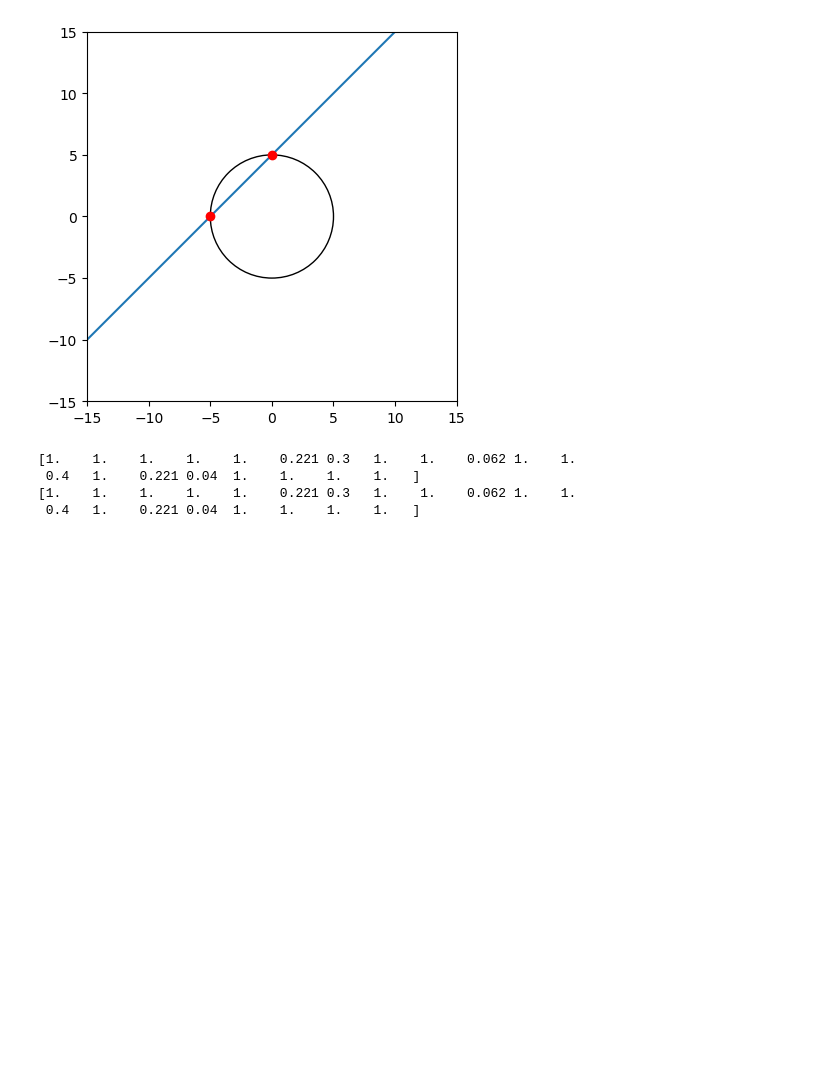
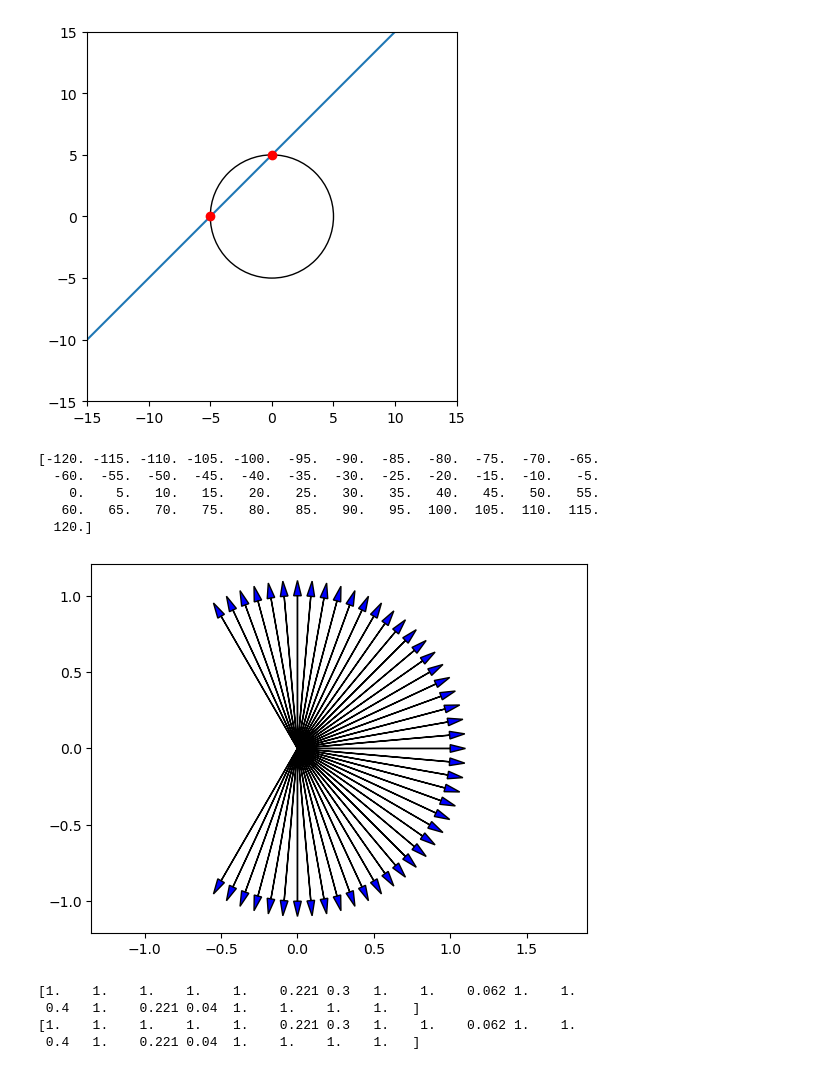
Before and after one commit to SpartanTan/RL-everything, a Jupyter notebook: torh_tutorial/rewards.ipynb, the cells around one changed output. Cells and saved outputs as stored; diff of their text form; code cells hidden in the pictures; blank space fills up the shorter version.

```diff
--- a/torh_tutorial/rewards.ipynb
+++ b/torh_tutorial/rewards.ipynb
@@ -191,3 +195,27 @@ plt.gca().set_aspect('equal', adjustable='box')
 plt.show()
 # %% [output]
 [figure]
+# %%
+import numpy as np
+import matplotlib.pyplot as plt
+
+def draw_arrow(ax, x, y, angle, length=1, color='b', alpha=1.0):
+            dx = length * np.cos(angle)
+            dy = length * np.sin(angle)
+            ax.arrow(x, y, dx, dy, head_width=0.05, head_length=0.1, fc=color, ec='black', alpha=alpha)
+fig, ax = plt.subplots()
+min_bound = -np.deg2rad(120)
+max_bound = np.deg2rad(120)
+r = np.deg2rad(5) # resolution
+sensor_angles = np.linspace(min_bound, max_bound, int(np.rint(abs((max_bound - min_bound) / r) + 1)))
+for _, angle in enumerate(sensor_angles):
+    draw_arrow(ax, 0, 0, angle, 1, 'b', 1.0)
+plt.axis('equal')
+print(np.rad2deg(sensor_angles))
+# %% [output]
+[-120. -115. -110. -105. -100.  -95.  -90.  -85.  -80.  -75.  -70.  -65.
+  -60.  -55.  -50.  -45.  -40.  -35.  -30.  -25.  -20.  -15.  -10.   -5.
+    0.    5.   10.   15.   20.   25.   30.   35.   40.   45.   50.   55.
+   60.   65.   70.   75.   80.   85.   90.   95.  100.  105.  110.  115.
+  120.]
+[figure, added]
```
Also changed, not shown: parts of 2 cells of this notebook, 1 other file.
